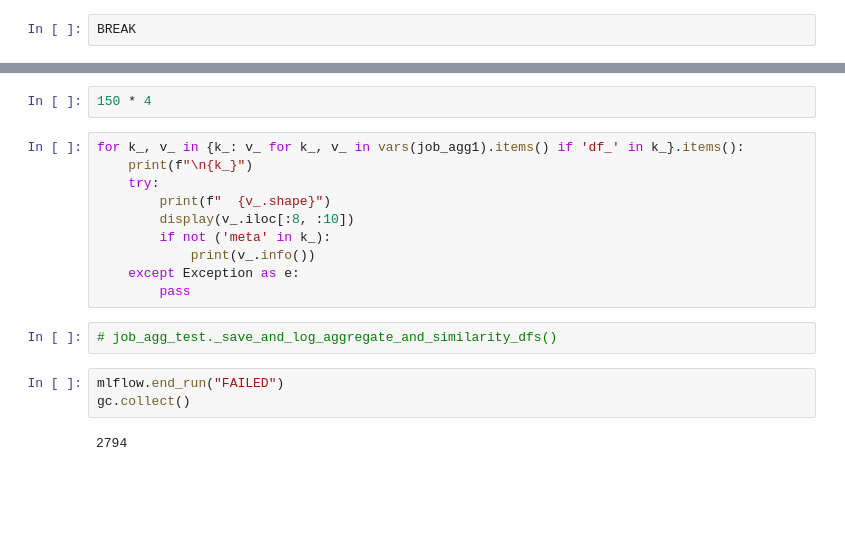
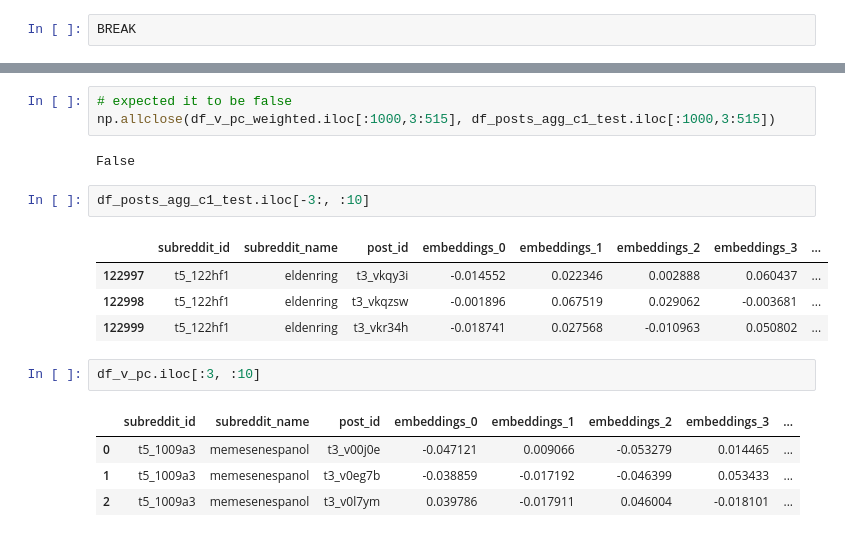
Before and after one commit to nazanin-zinouri/subclu, a Jupyter notebook: notebooks/v0.5.0/djb_04.00-2022-06-29-aggregate_v050_posts_comments_and_subreddit_meta_pandas.ipynb, the cells around one changed output, grey strips where cells are left out. Cells and saved outputs as stored; diff of their text form; blank space fills up the shorter version.

```diff
--- a/notebooks/v0.5.0/djb_04.00-2022-06-29-aggregate_v050_posts_comments_and_subreddit_meta_pandas.ipynb
+++ b/notebooks/v0.5.0/djb_04.00-2022-06-29-aggregate_v050_posts_comments_and_subreddit_meta_pandas.ipynb
@@ -612,19 +484,19 @@ BREAK
-# %%
-150 * 4
-# %%
-for k_, v_ in {k_: v_ for k_, v_ in vars(job_agg1).items() if 'df_' in k_}.items():
-    print(f"\n{k_}")
-    try:
-        print(f"  {v_.shape}")
-        display(v_.iloc[:8, :10])
-        if not ('meta' in k_):
-            print(v_.info())
-    except Exception as e:
-        pass
-# %%
-# job_agg_test._save_and_log_aggregate_and_similarity_dfs()
-# %%
-mlflow.end_run("FAILED")
-gc.collect()
-# %% [output]
-2794
+# %%
+# expected it to be false
+np.allclose(df_v_pc_weighted.iloc[:1000,3:515], df_posts_agg_c1_test.iloc[:1000,3:515])
+# %% [output]
+False
+# %%
+df_posts_agg_c1_test.iloc[-3:, :10]
+# %% [output]
+|  | subreddit_id | subreddit_name | post_id | embeddings_0 | embeddings_1 | embeddings_2 | embeddings_3 | ... |
+| 122997 | t5_122hf1 | eldenring | t3_vkqy3i | -0.014552 | 0.022346 | 0.002888 | 0.060437 | ... |
+| 122998 | t5_122hf1 | eldenring | t3_vkqzsw | -0.001896 | 0.067519 | 0.029062 | -0.003681 | ... |
+| 122999 | t5_122hf1 | eldenring | t3_vkr34h | -0.018741 | 0.027568 | -0.010963 | 0.050802 | ... |
+# %%
+df_v_pc.iloc[:3, :10]
+# %% [output]
+|  | subreddit_id | subreddit_name | post_id | embeddings_0 | embeddings_1 | embeddings_2 | embeddings_3 | ... |
+| 0 | t5_1009a3 | memesenespanol | t3_v00j0e | -0.047121 | 0.009066 | -0.053279 | 0.014465 | ... |
+| 1 | t5_1009a3 | memesenespanol | t3_v0eg7b | -0.038859 | -0.017192 | -0.046399 | 0.053433 | ... |
+| 2 | t5_1009a3 | memesenespanol | t3_v0l7ym | 0.039786 | -0.017911 | 0.046004 | -0.018101 | ... |
```
Also changed, not shown: parts of 94 cells of this notebook, 2 other files.
